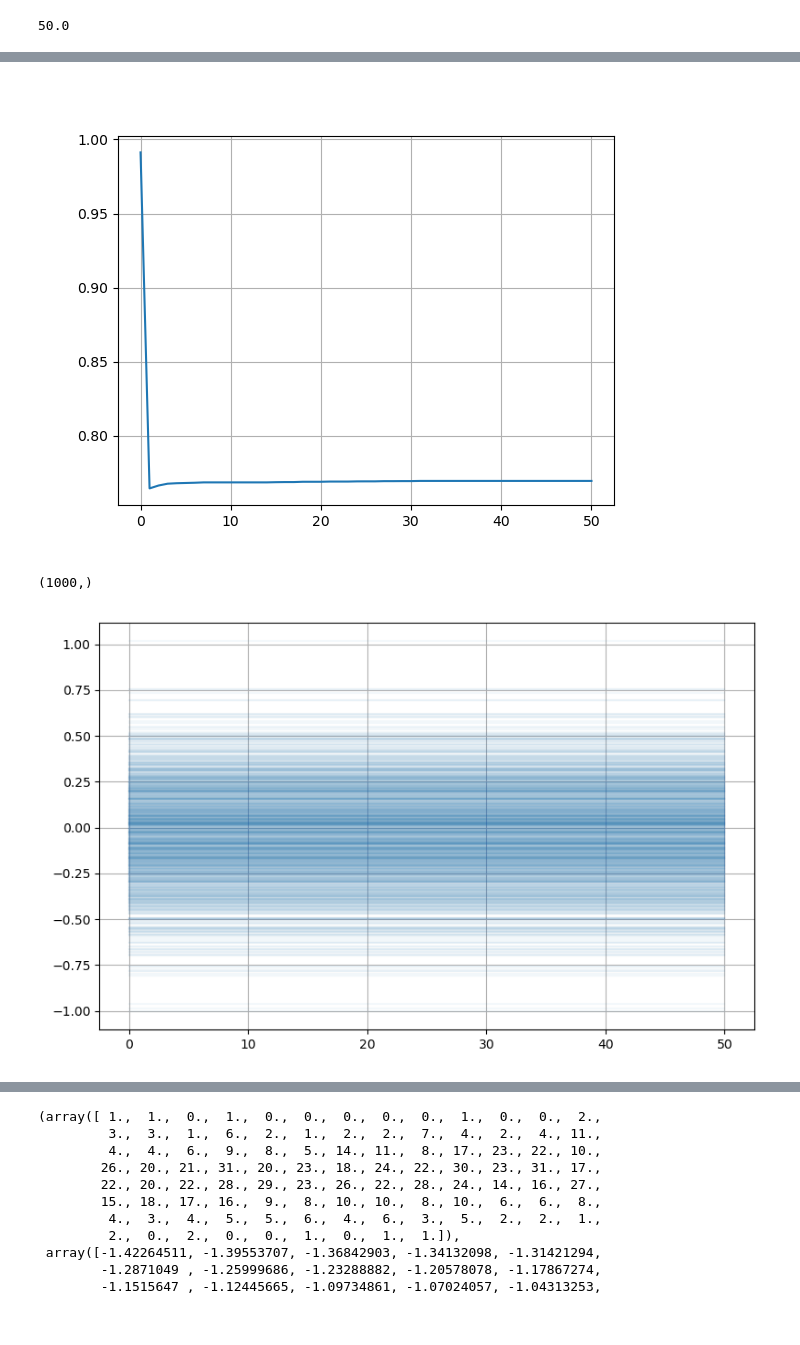
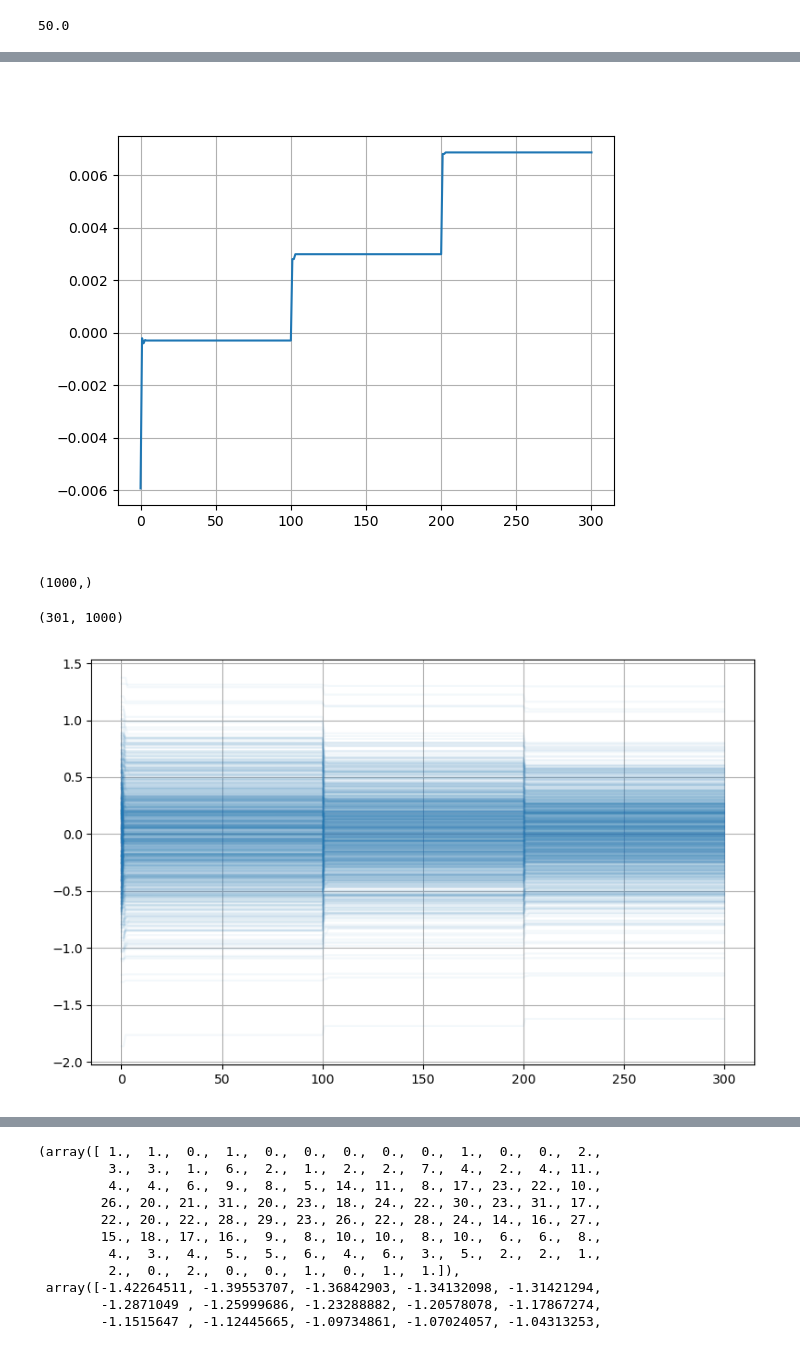
Before and after one commit to lunahsenzacca/EC, a Jupyter notebook: pynet.ipynb, the cells around one changed output, grey strips where cells are left out. Saved outputs shown, nothing was run; the diff lists cells and outputs as text; code cells hidden in the pictures.

```diff
--- a/pynet.ipynb
+++ b/pynet.ipynb
@@ -93,3 +66,20 @@ netlogo.report(f"map [s -> [tc] of s] sort edges")
 array([1., 1., 1., ..., 1., 1., 1.], shape=(1997,))
 # %% [markdown]
 #### Avvio simulazione
+# %%
+# IMPOSTAZIONE VARIABILI GLOBALI DA PYTHON e salvataggio nel file
+global_vars = {
+  'N': 1000,
+  'beta': 1.,
+  'mutrue': 0.,
+  'vartrue': 1.,
+  'update-type': 2,
+  'var-c': 10.,
+  'var-d': 2,
+  'network-type': "\"scale-free\"", #random o scale-free
+  'p': 0.01, # random network, probabilità di accendere link
+  'pref': 1
+}
+
+with open(outputdir+"global_vars.json",'w') as f:
+  f.write(json.dumps(global_vars,indent=2))
@@ -96,5 +93,5 @@ array([1., 1., 1., ..., 1., 1., 1.], shape=(1997,))
 # %%
-iters = 50
+iters = 300
 mus = []
 sigma2s = []
 mus.append(values('mu0'))
@@ -132,20 +135,26 @@ array([-0.0040087 , -0.04133121, -0.03908043, -0.03722662, -0.03700686,
 # %%
 plt.close('all')
-plt.plot(meansigma**2)
+plt.plot(meanmu)
 plt.grid()
 # %% [output]
-[figure, old version]
+[figure, new version]
 # %%
 mus[-20].shape
 # %% [output]
 (1000,)
+# %%
+muarr = np.array(mus)
+muarr.shape
+# %% [output]
+(301, 1000)
 # %%
 fig, ax = plt.subplots(figsize = (8,5), layout='tight')
 for i in range(1000):
-  ax.plot([mu[i] for mu in mus][:],alpha=0.05, color='C0')
+  #ax.plot(mus[i],alpha=0.05,color='C0')
+  ax.plot(muarr[:,i],alpha=0.05, color='C0')
 
 #ax.plot( np.array(mus)[:,0] )
 
 ax.grid()
 # %% [output]
-[figure, old version]
+[figure, new version]
```
Also changed, not shown: parts of 13 cells of this notebook, 1 other file.
